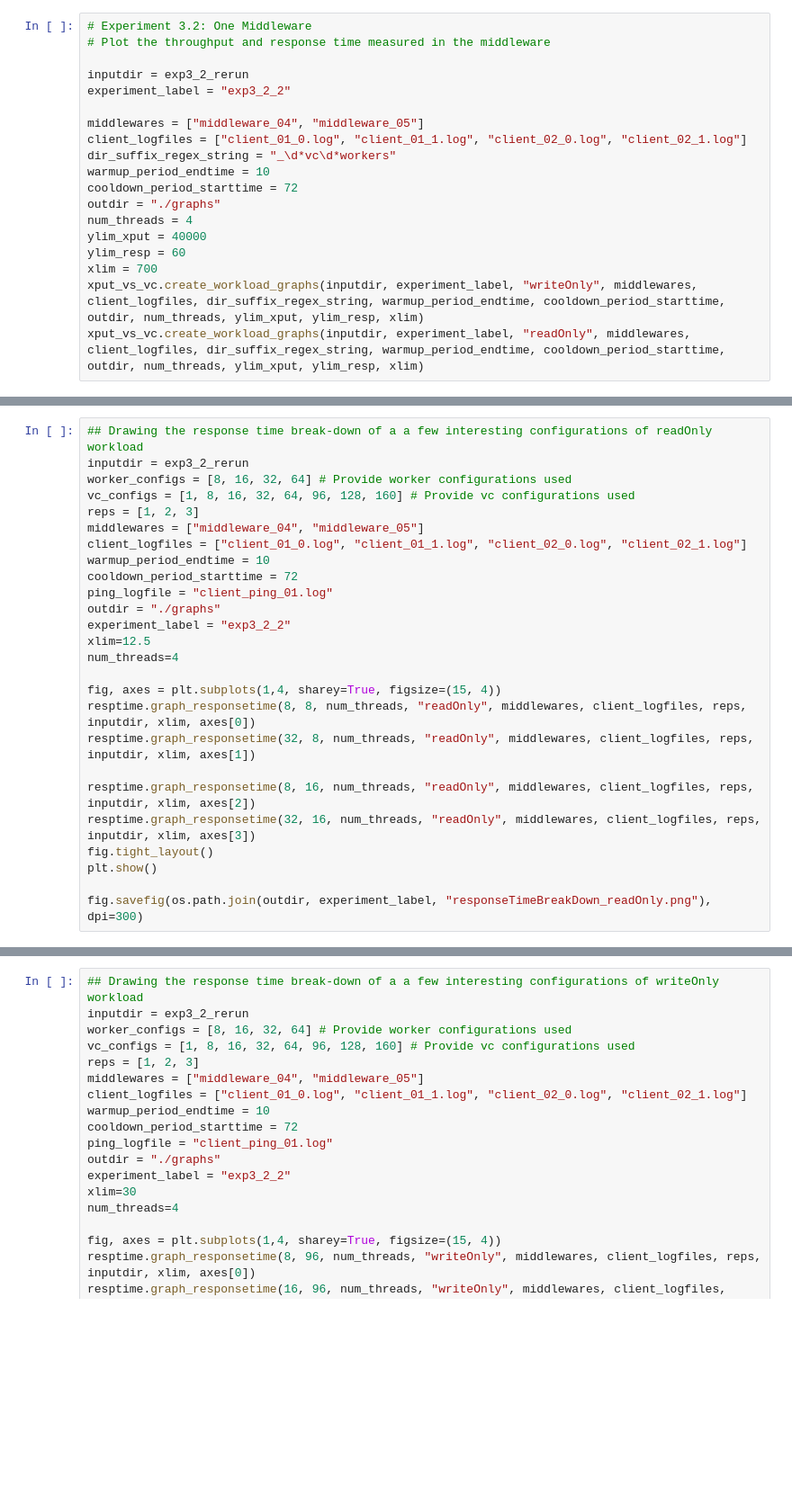
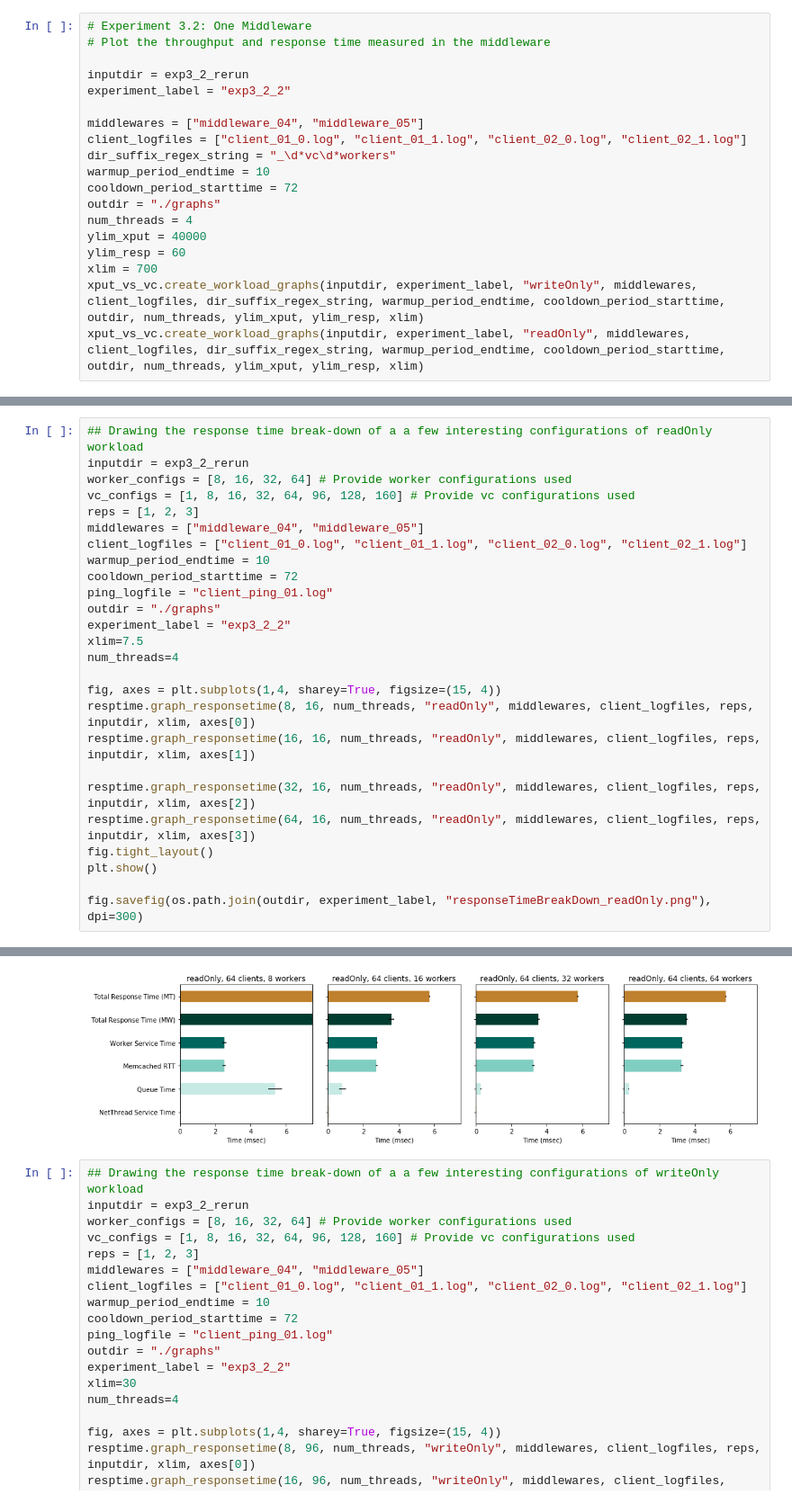
Before and after one commit to flock0/eth-asl, a Jupyter notebook: bash/3_middleware_baseline/postprocessing/graph_3_2_rerun.ipynb, the cells around one changed output, grey strips where cells are left out. Shown at 90% size. Saved outputs shown, nothing was run; the diff lists cells and outputs as text; blank space fills up the shorter version.

Commit message:
Exp 3 postprocessing: Lots of changes, new plots (too much to list)

```diff
--- a/bash/3_middleware_baseline/postprocessing/graph_3_2_rerun.ipynb
+++ b/bash/3_middleware_baseline/postprocessing/graph_3_2_rerun.ipynb
@@ -54,16 +73,17 @@ cooldown_period_starttime = 72
 ping_logfile = "client_ping_01.log"
 outdir = "./graphs"
 experiment_label = "exp3_2_2"
-xlim=12.5
+xlim=7.5
 num_threads=4
 
 fig, axes = plt.subplots(1,4, sharey=True, figsize=(15, 4))
-resptime.graph_responsetime(8, 8, num_threads, "readOnly", middlewares, client_logfiles, reps, inputdir, xlim, axes[0])
-resptime.graph_responsetime(32, 8, num_threads, "readOnly", middlewares, client_logfiles, reps, inputdir, xlim, axes[1])
+resptime.graph_responsetime(8, 16, num_threads, "readOnly", middlewares, client_logfiles, reps, inputdir, xlim, axes[0])
+resptime.graph_responsetime(16, 16, num_threads, "readOnly", middlewares, client_logfiles, reps, inputdir, xlim, axes[1])
 
-resptime.graph_responsetime(8, 16, num_threads, "readOnly", middlewares, client_logfiles, reps, inputdir, xlim, axes[2])
-resptime.graph_responsetime(32, 16, num_threads, "readOnly", middlewares, client_logfiles, reps, inputdir, xlim, axes[3])
+resptime.graph_responsetime(32, 16, num_threads, "readOnly", middlewares, client_logfiles, reps, inputdir, xlim, axes[2])
+resptime.graph_responsetime(64, 16, num_threads, "readOnly", middlewares, client_logfiles, reps, inputdir, xlim, axes[3])
 fig.tight_layout()
 plt.show()
 
 fig.savefig(os.path.join(outdir, experiment_label, "responseTimeBreakDown_readOnly.png"), dpi=300)
+# %% [output]
@@ -70,3 +107,4 @@ fig.savefig(os.path.join(outdir, experiment_label, "responseTimeBreakDown_readOn
+[figure, added]
 # %%
 ## Drawing the response time break-down of a a few interesting configurations of writeOnly workload
 inputdir = exp3_2_rerun
```
Also changed, not shown: parts of 3 cells of this notebook, 20 other files.
